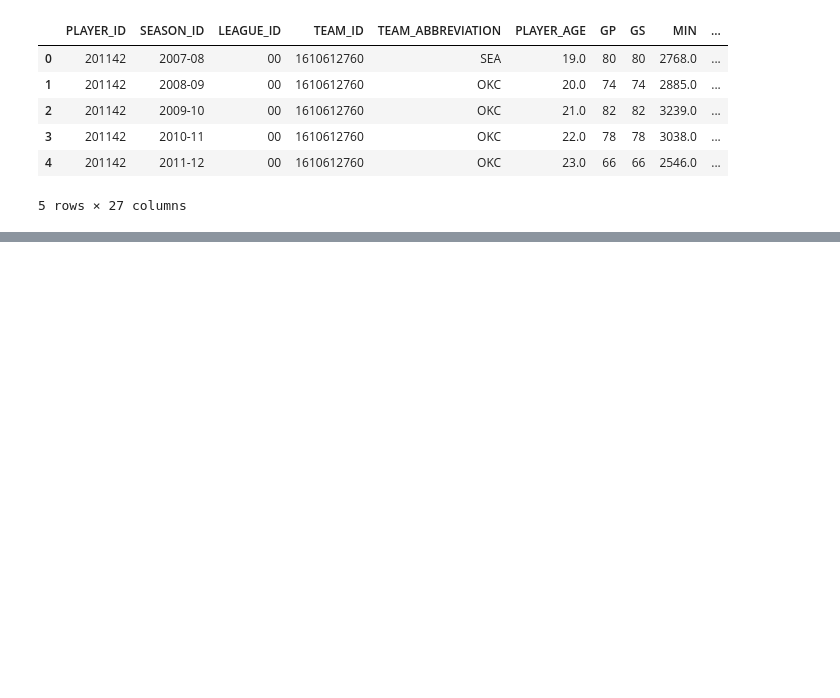
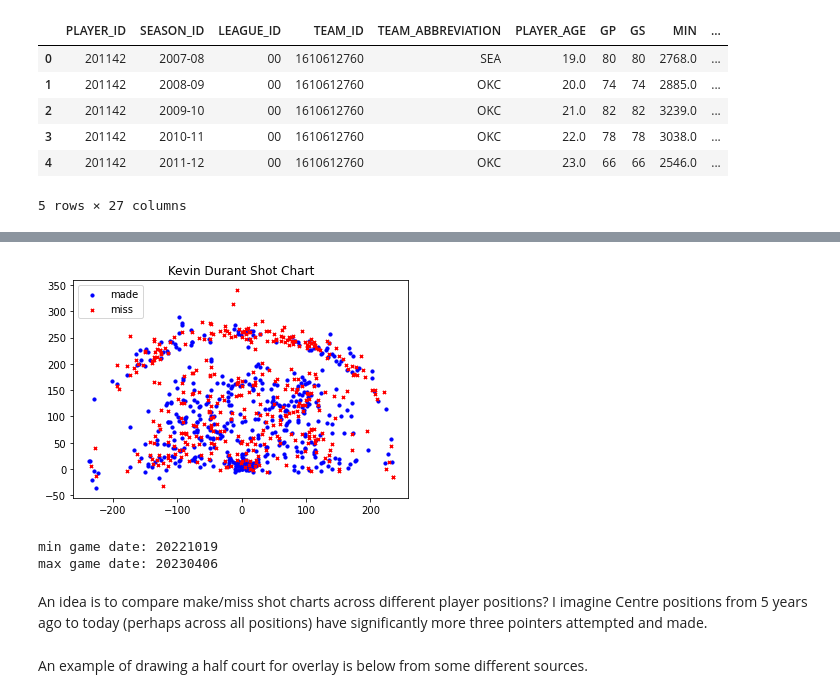
Before and after one commit to tjalback/Sports-Analytics, a Jupyter notebook: Sports Analytics.ipynb, the cells around one changed output, grey strips where cells are left out. Drawn from its saved outputs; the diff is of its cells as text; code cells hidden in the pictures; blank space fills up the shorter version.

```diff
--- a/Sports Analytics.ipynb
+++ b/Sports Analytics.ipynb
@@ -438,0 +675,27 @@ Do this by filtering the shot chart detail df above to one player and mark made
+# %%
+##import matplotlib.pyplot as plt
+
+# plot make and miss on the same plot
+
+x = range(100)
+y = range(100,200)
+fig = plt.figure()
+ax1 = fig.add_subplot(111)
+
+ax1.scatter(x_made, y_made, s=10, c='b', marker="o", label='made')
+ax1.scatter(x_miss, y_miss, s=10, c='r', marker="x", label='miss')
+plt.legend(loc='upper left')
+plt.title('Kevin Durant Shot Chart')
+plt.show()
+# %% [output]
+[figure, added]
+# %%
+print('min game date: ' + KD_SHOTS['GAME_DATE'].min())
+print('max game date: ' + KD_SHOTS['GAME_DATE'].max())
+# %% [output]
+min game date: 20221019
+max game date: 20230406
+# %% [markdown]
+An idea is to compare make/miss shot charts across different player positions? I imagine Centre positions from 5 years ago to today (perhaps across all positions) have significantly more three pointers attempted and made.
+# %% [markdown]
+An example of drawing a half court for overlay is below from some different sources.
```
Also changed, not shown: parts of 85 cells of this notebook.
